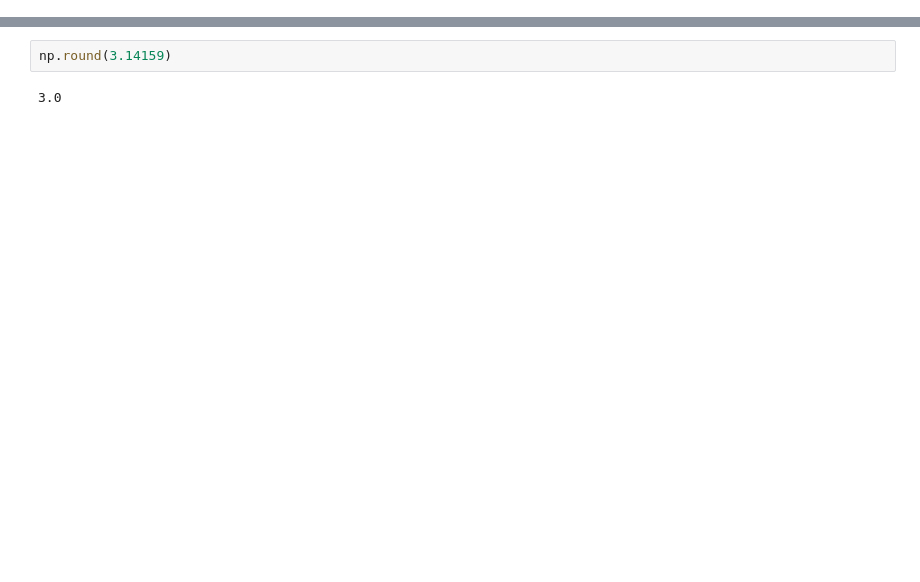
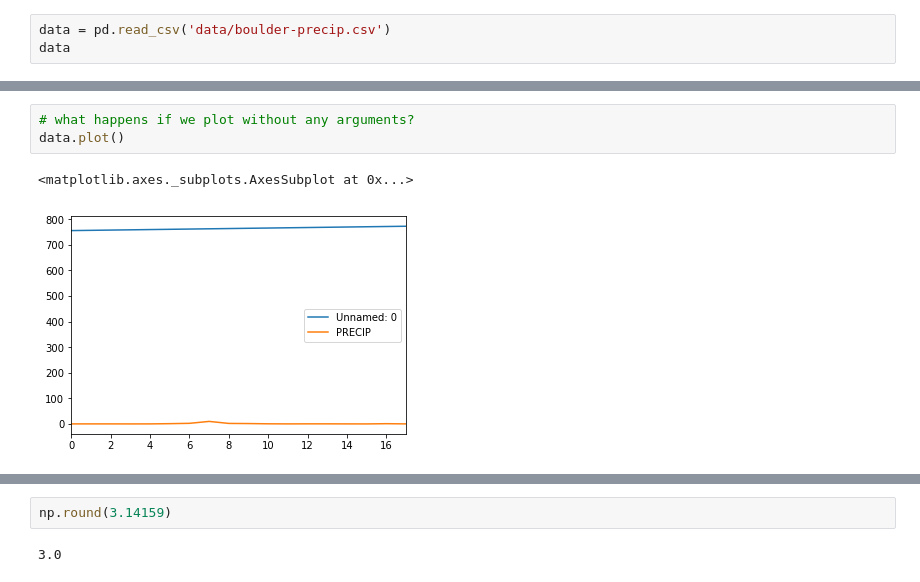
Before and after one commit to choldgraf/earth-analytics-python_OLD, a Jupyter notebook: notebooks/final-notebooks/week-2/get-to-know-r/2017-01-25-R01-get-to-know-python.ipynb, the cells around one changed output, grey strips where cells are left out. Saved outputs shown, nothing was run; the diff lists cells and outputs as text; blank space fills up the shorter version.

```diff
--- a/notebooks/final-notebooks/week-2/get-to-know-r/2017-01-25-R01-get-to-know-python.ipynb
+++ b/notebooks/final-notebooks/week-2/get-to-know-r/2017-01-25-R01-get-to-know-python.ipynb
@@ -467,0 +165,3 @@ Let's run a function that can take multiple arguments: `round()`.
+# %%
+data = pd.read_csv('data/boulder-precip.csv')
+data
@@ -467,0 +232,6 @@ Let's run a function that can take multiple arguments: `round()`.
+# %%
+# what happens if we plot without any arguments?
+data.plot()
+# %% [output]
+<matplotlib.axes._subplots.AxesSubplot at 0x...>
+[figure, added]
```
Also changed, not shown: parts of 57 cells of this notebook.
